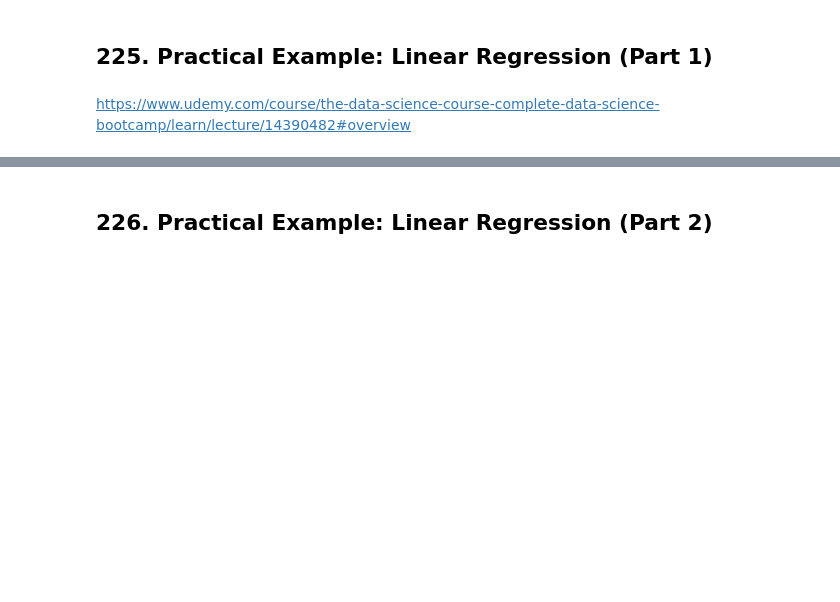
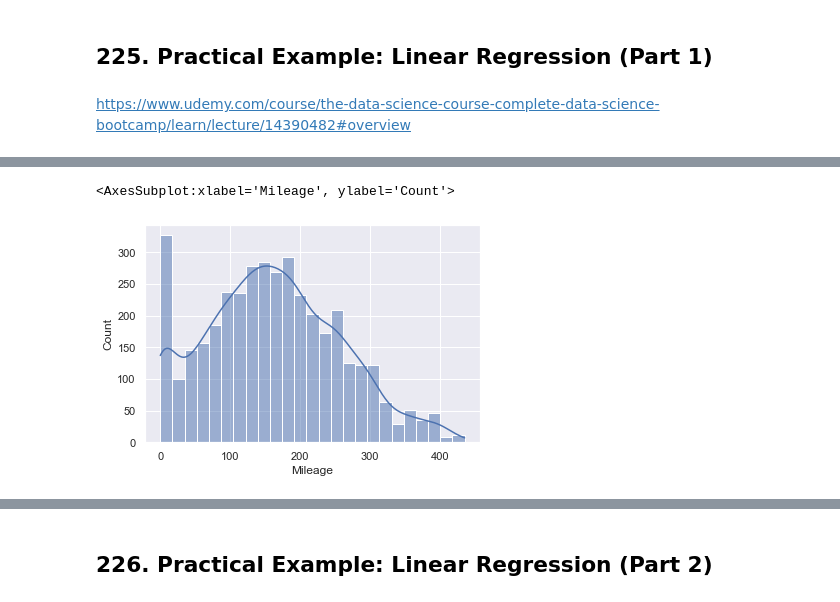
Before and after one commit to Mrchmdani/Mrchmdani, a Jupyter notebook: MyLearning/Udemy/The Data Science Course 2022 - Complete Data Science Bootcamp/Udemy - Complete Data Science Bootcamp - Part5 - Advanced Statistical Methods in Pthon.ipynb, the cells around one changed output, grey strips where cells are left out. Saved outputs shown, nothing was run; the diff lists cells and outputs as text; code cells hidden in the pictures; blank space fills up the shorter version.

```diff
--- a/MyLearning/Udemy/The Data Science Course 2022 - Complete Data Science Bootcamp/Udemy - Complete Data Science Bootcamp - Part5 - Advanced Statistical Methods in Pthon.ipynb
+++ b/MyLearning/Udemy/The Data Science Course 2022 - Complete Data Science Bootcamp/Udemy - Complete Data Science Bootcamp - Part5 - Advanced Statistical Methods in Pthon.ipynb
@@ -2026,0 +2210,6 @@ https://www.udemy.com/course/the-data-science-course-complete-data-science-bootc
+# %%
+# Dealing with Outliers
+
+q = data_no_mv['Price'].quantile(0.99) #keep the data bellow 99% percentile
+data_1 = data_no_mv[data_no_mv['Price']<q] # create a new data frame where we will keep only those entries of price which are lower than the 99th percentile value.
+data_1.describe(include='all')
@@ -2026,0 +2249,10 @@ https://www.udemy.com/course/the-data-science-course-complete-data-science-bootc
+# %%
+# Dealing with 'Millage' Outlier
+
+q = data_1['Mileage'].quantile(0.99)
+data_2 = data_1[data_1['Mileage']<q]
+
+sns.histplot(data_2['Mileage'], kde=True)
+# %% [output]
+<AxesSubplot:xlabel='Mileage', ylabel='Count'>
+[figure, added]
```
Also changed, not shown: parts of 53 cells of this notebook, 20 other files.
